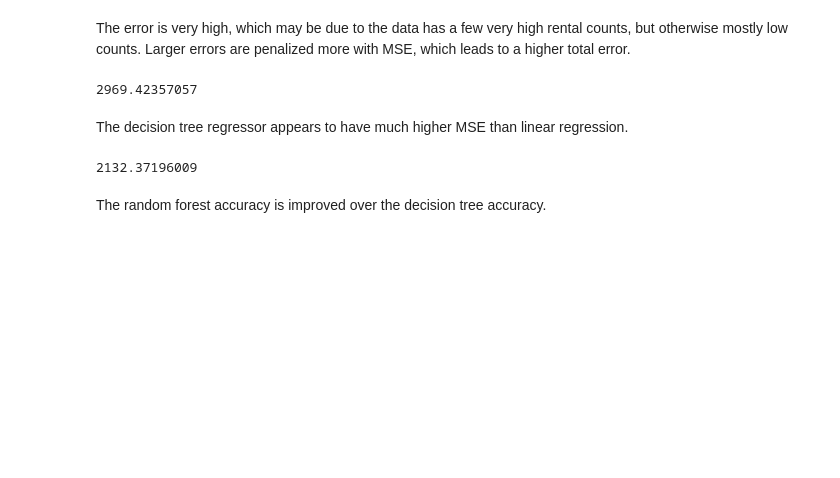
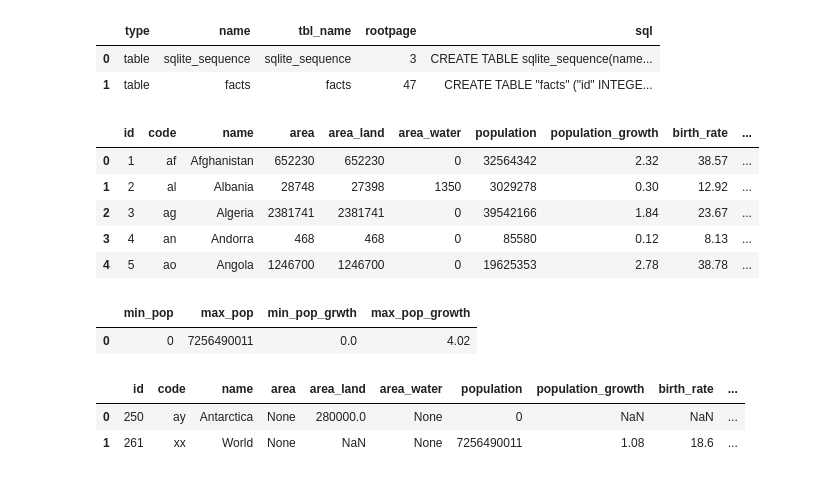
Before and after one commit to ZaraYar/Visualizing-Earnings-Based-On-College-Majors, a Jupyter notebook: Basics.ipynb, the cells around one changed output. Drawn from its saved outputs; the diff is of its cells as text; code cells hidden in the pictures; blank space fills up the shorter version.

```diff
--- a/Basics.ipynb
+++ b/Basics.ipynb
@@ -79,28 +1,34 @@ print(mse1)
-# %% [markdown]
-The error is very high, which may be due to the data has a few very high rental counts, but otherwise mostly low counts. Larger errors are penalized more with MSE, which leads to a higher total error.
-# %%
-from sklearn.tree import DecisionTreeRegressor
-
-dt = DecisionTreeRegressor(min_samples_leaf = 5)
-dt.fit(train[predictors.columns], train['cnt'])
-predictions2 = dt.predict(test[predictors.columns])
-
-mse2 = mean_squared_error(predictions2, test['cnt'])
-print(mse2)
-# %% [output]
-2969.42357057
-# %% [markdown]
-The decision tree regressor appears to have much higher MSE than linear regression.
-# %%
-from sklearn.ensemble import RandomForestRegressor
-
-rf = RandomForestRegressor(min_samples_leaf = 5)
-rf.fit(train[predictors.columns], train['cnt'])
-predictions3 = rf.predict(test[predictors.columns])
-
-mse3 = mean_squared_error(predictions3, test['cnt'])
-print(mse3)
-# %% [output]
-2132.37196009
-# %% [markdown]
- The random forest accuracy is improved over the decision tree accuracy.
+# %%
+import sqlite3
+import pandas as pd
+conn = sqlite3.connect("factbook.db")
+
+q = "SELECT * FROM sqlite_master WHERE type='table';"
+pd.read_sql_query(q, conn)
+# %% [output]
+|  | type | name | tbl_name | rootpage | sql |
+| 0 | table | sqlite_sequence | sqlite_sequence | 3 | CREATE TABLE sqlite_sequence(name... |
+| 1 | table | facts | facts | 47 | CREATE TABLE "facts" ("id" INTEGE... |
+# %%
+q1="SELECT * FROM facts LIMIT 5;"
+pd.read_sql_query(q1, conn)
+# %% [output]
+|  | id | code | name | area | area_land | area_water | population | population_growth | birth_rate | ... |
+| 0 | 1 | af | Afghanistan | 652230 | 652230 | 0 | 32564342 | 2.32 | 38.57 | ... |
+| 1 | 2 | al | Albania | 28748 | 27398 | 1350 | 3029278 | 0.30 | 12.92 | ... |
+| 2 | 3 | ag | Algeria | 2381741 | 2381741 | 0 | 39542166 | 1.84 | 23.67 | ... |
+| 3 | 4 | an | Andorra | 468 | 468 | 0 | 85580 | 0.12 | 8.13 | ... |
+| 4 | 5 | ao | Angola | 1246700 | 1246700 | 0 | 19625353 | 2.78 | 38.78 | ... |
+# %%
+q2= "SELECT min(population) min_pop,  max(population) max_pop,  min(population_growth) min_pop_grwth,  max(population_growth) max_pop_growth FROM facts"
+pd.read_sql_query(q2, conn)
+# %% [output]
+|  | min_pop | max_pop | min_pop_grwth | max_pop_growth |
+| 0 | 0 | 7256490011 | 0.0 | 4.02 |
+# %%
+q3 = "SELECT * FROM facts WHERE population IN (0, 7256490011)"
+pd.read_sql_query(q3, conn)
+# %% [output]
+|  | id | code | name | area | area_land | area_water | population | population_growth | birth_rate | ... |
+| 0 | 250 | ay | Antarctica | None | 280000.0 | None | 0 | NaN | NaN | ... |
+| 1 | 261 | xx | World | None | NaN | None | 7256490011 | 1.08 | 18.6 | ... |
```
Also changed, not shown: parts of 7 cells of this notebook, 3 other files.
